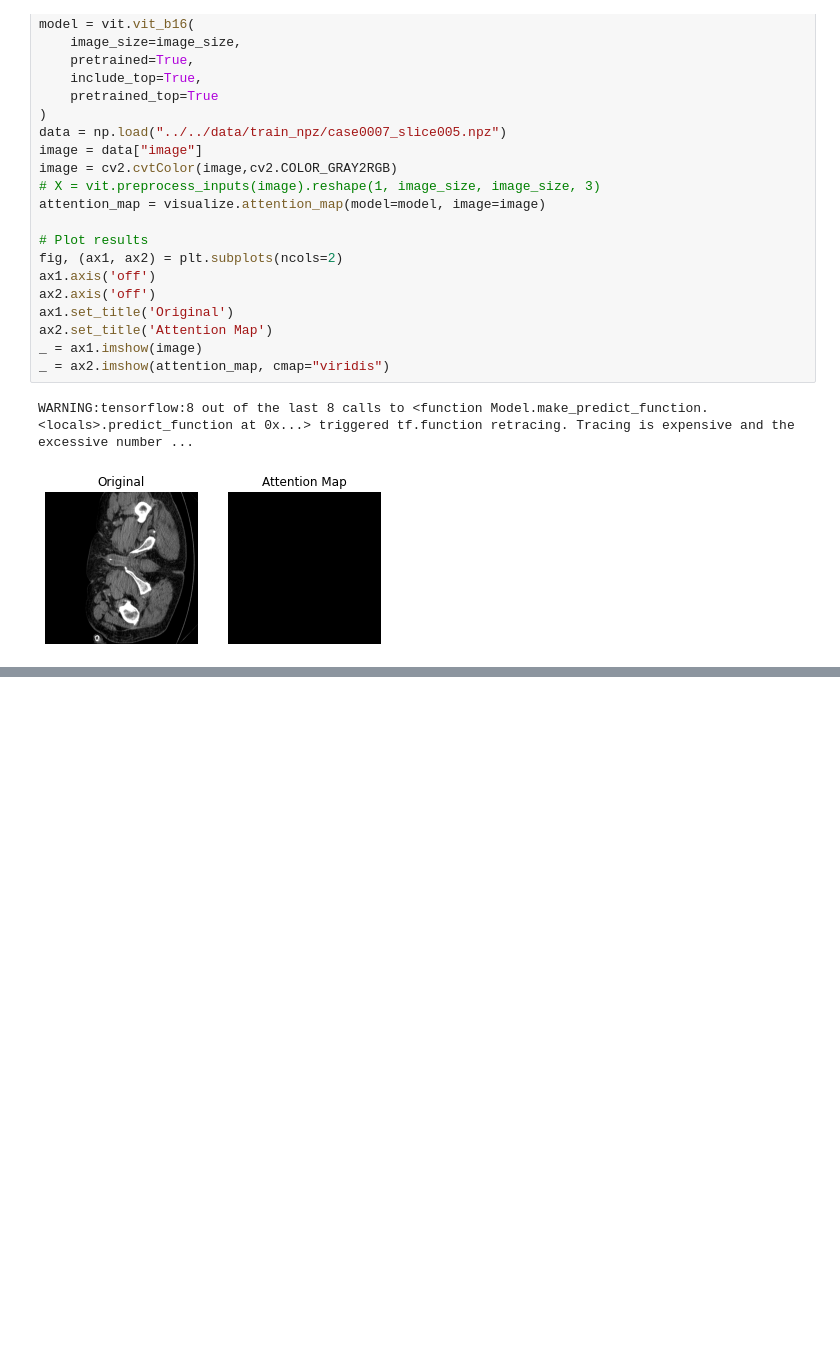
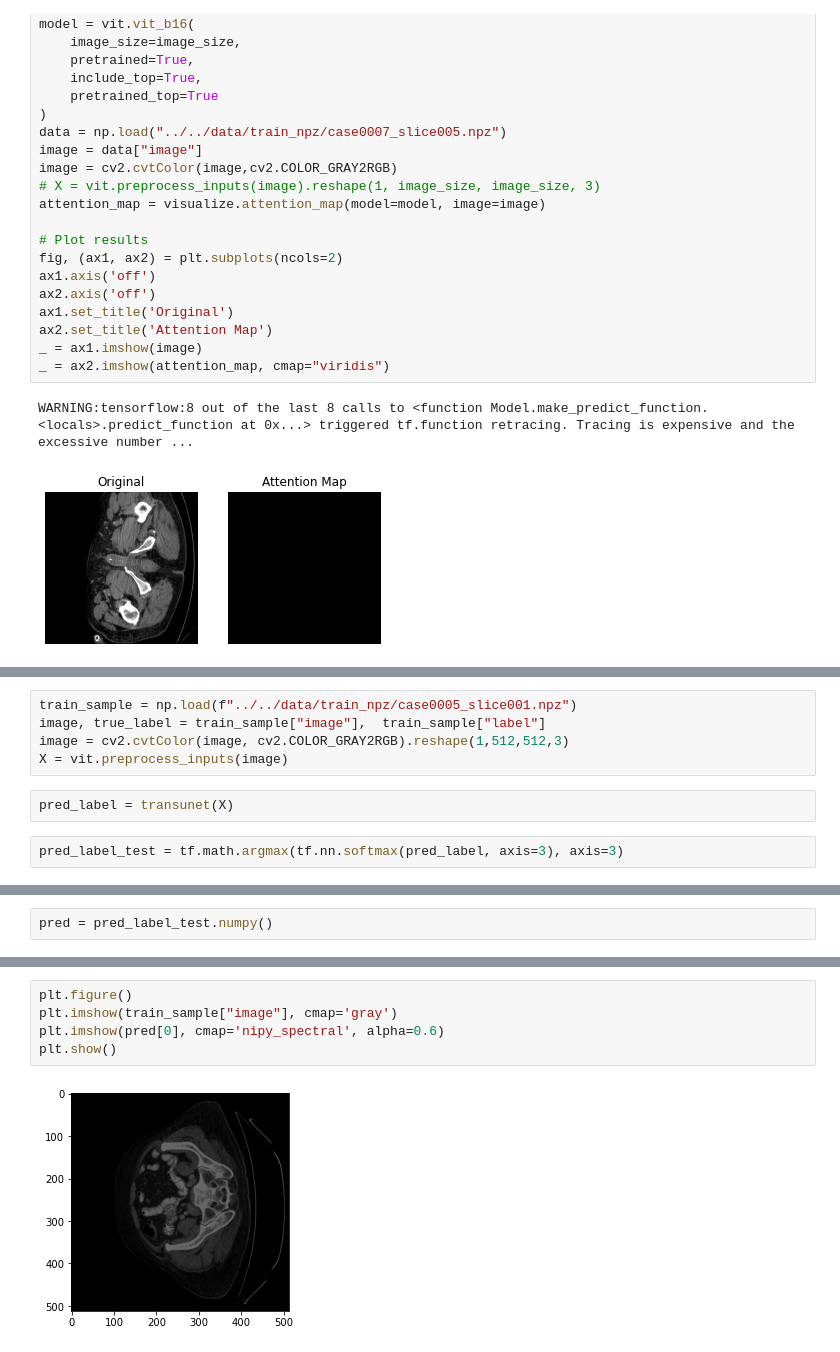
Before and after one commit to kenza-bouzid/TransUnet, a Jupyter notebook: models/vit-keras/test-vit.ipynb, the cells around one changed output, grey strips where cells are left out. Saved outputs shown, nothing was run; the diff lists cells and outputs as text; blank space fills up the shorter version.

```diff
--- a/models/vit-keras/test-vit.ipynb
+++ b/models/vit-keras/test-vit.ipynb
@@ -107,0 +152,9 @@ WARNING:tensorflow:8 out of the last 8 calls to <function Model.make_predict_fun
+# %%
+train_sample = np.load(f"../../data/train_npz/case0005_slice001.npz")
+image, true_label = train_sample["image"],  train_sample["label"]
+image = cv2.cvtColor(image, cv2.COLOR_GRAY2RGB).reshape(1,512,512,3)
+X = vit.preprocess_inputs(image)
+# %%
+pred_label = transunet(X)
+# %%
+pred_label_test = tf.math.argmax(tf.nn.softmax(pred_label, axis=3), axis=3)
@@ -107,0 +165,2 @@ WARNING:tensorflow:8 out of the last 8 calls to <function Model.make_predict_fun
+# %%
+pred = pred_label_test.numpy()
@@ -107,0 +178,7 @@ WARNING:tensorflow:8 out of the last 8 calls to <function Model.make_predict_fun
+# %%
+plt.figure()
+plt.imshow(train_sample["image"], cmap='gray')
+plt.imshow(pred[0], cmap='nipy_spectral', alpha=0.6)
+plt.show()
+# %% [output]
+[figure, added]
```
Also changed, not shown: parts of 20 cells of this notebook, 3 other files.
